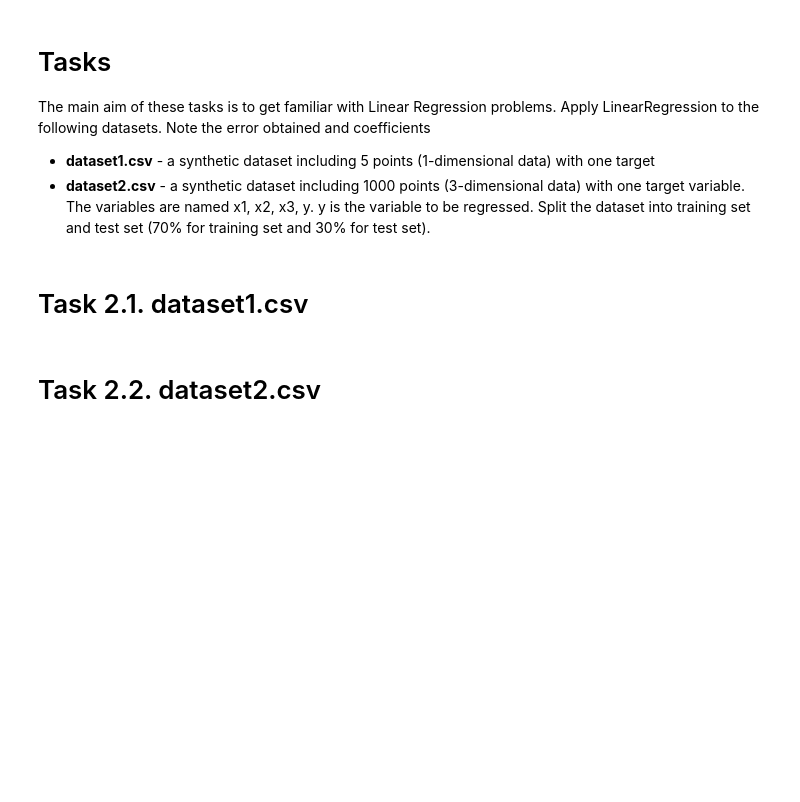
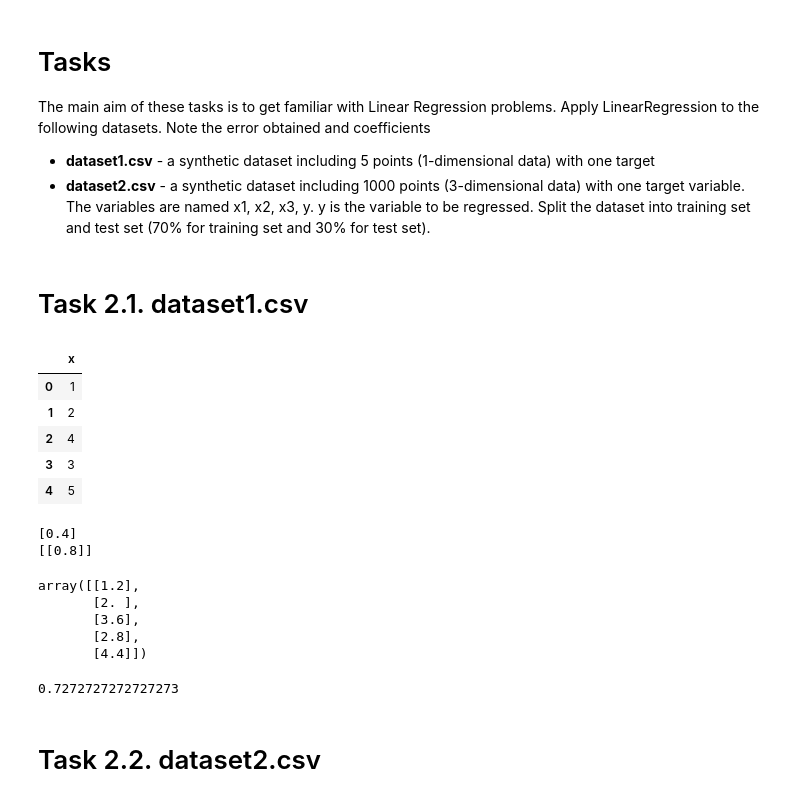
Before and after one commit to phannguyengiangan/Machine_Learning, a Jupyter notebook: Lab_3_20130332_PhanNguyenGiaNgan.ipynb, the cells around one changed output. Cells and saved outputs as stored; diff of their text form; code cells hidden in the pictures; blank space fills up the shorter version.

```diff
--- a/Lab_3_20130332_PhanNguyenGiaNgan.ipynb
+++ b/Lab_3_20130332_PhanNguyenGiaNgan.ipynb
@@ -106,3 +159,43 @@ The main aim of these tasks is to get familiar with Linear Regression problems.
+# %%
+#code
+data = pd.read_csv('dataset1.csv')
+X_train = data[['x']]
+y_train = data[['y']]
+X_train
+# %% [output]
+|  | x |
+| 0 | 1 |
+| 1 | 2 |
+| 2 | 4 |
+| 3 | 3 |
+| 4 | 5 |
+# %%
+#To create Instance of Simple Linear Regression Model
+regressor =LinearRegression()
+
+#To fit the X_train and y_train
+regressor.fit(X_train, y_train)
+print(regressor.intercept_)
+print(regressor.coef_)
+# %% [output]
+[0.4]
+[[0.8]]
+# %%
+#y = 0.4 +0.8x
+y_pred = regressor.predict(X_train)
+y_pred
+# %% [output]
+array([[1.2],
+       [2. ],
+       [3.6],
+       [2.8],
+       [4.4]])
+# %%
+
+r2 = metrics.r2_score(y_train, y_pred)
+r2
+# %% [output]
+0.7272727272727273
 # %% [markdown]
 # Task 2.2. dataset2.csv
 # %%
```
Also changed, not shown: parts of 13 cells of this notebook.
